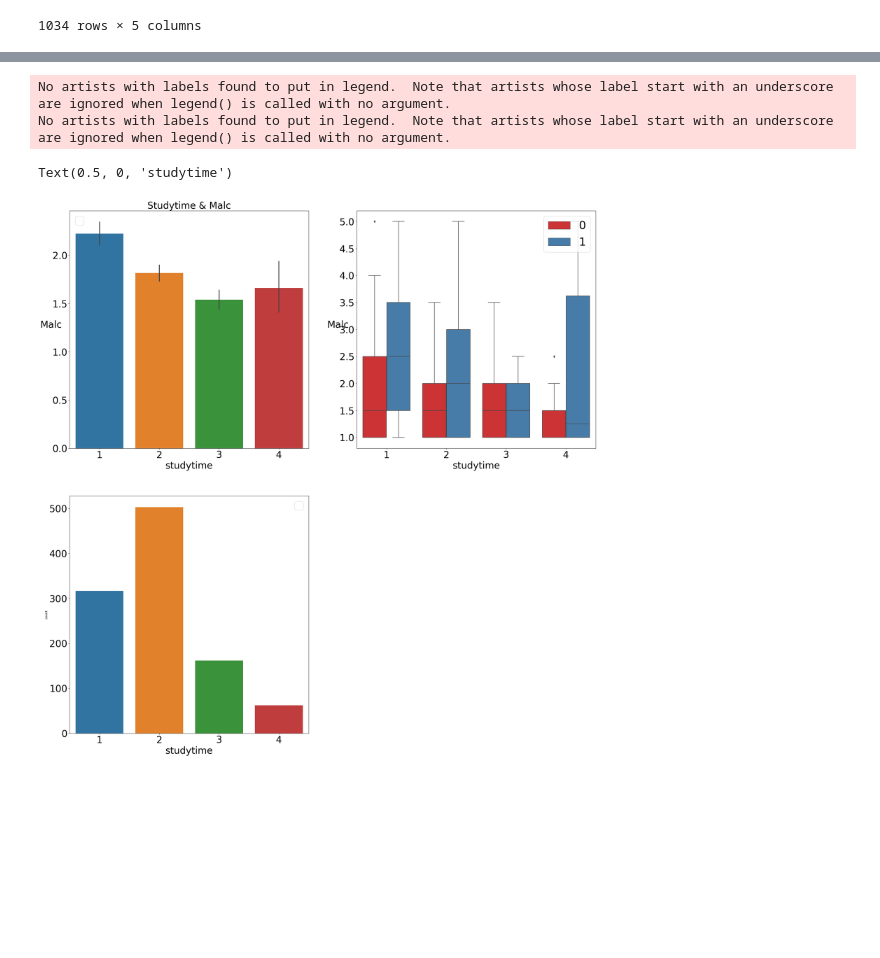
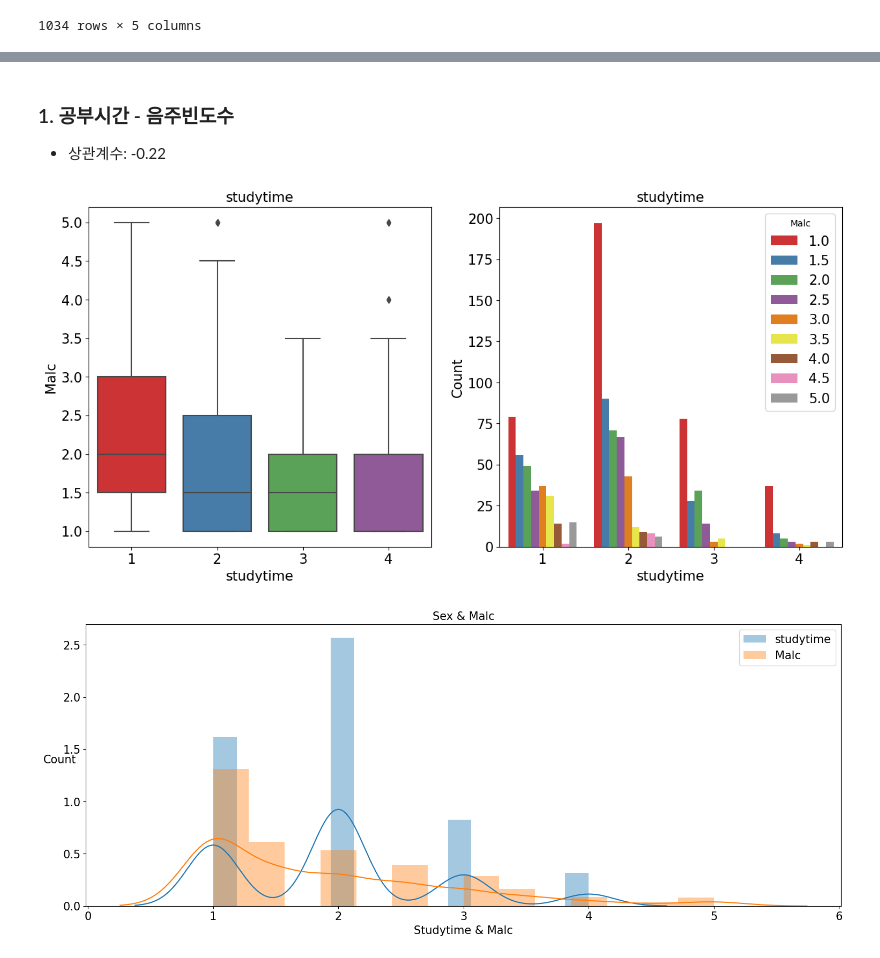
Before and after one commit to yong-again/hakcerton, a Jupyter notebook: code/LJH/eda.ipynb, the cells around one changed output, grey strips where cells are left out. Drawn from its saved outputs; the diff is of its cells as text; code cells hidden in the pictures; blank space fills up the shorter version.

```diff
--- a/code/LJH/eda.ipynb
+++ b/code/LJH/eda.ipynb
@@ -549,36 +643,49 @@ df_new.head(-10)
+# %% [markdown]
+### 1. 공부시간 - 음주빈도수
+- 상관계수: -0.22
 # %%
-# 수학 수강하는 학생들의 공부시간과 모든날 알콜섭취 빈도
-# studytime -> x축  // Malc -> y축
+
+plt.figure(figsize = (15,15))
+
+# plt.subplot(221)
+# sns.barplot(x='studytime', y='Malc', data=df_new, palette='Set1')
+# plt.title('Studytime & Malc', size=15)
+# plt.xticks(fontsize=15)
+# plt.yticks(fontsize=15)
+# plt.xlabel('studytime', fontsize=15)
+# plt.ylabel('Malc', fontsize=15)
+
+plt.subplot(221)
+sns.boxplot(x = 'studytime', y = 'Malc',data=df_new,
+            palette='Set1')
+plt.title('studytime', size=15)
+plt.xticks(fontsize=15)
+plt.yticks(fontsize=15)
+plt.xlabel('studytime', fontsize=15)
+plt.ylabel('Malc', fontsize=15)
+
+plt.subplot(222)
+sns.countplot(data=concat_df, x='studytime', hue='Malc', palette='Set1')
+plt.legend(loc='upper right', title='Malc', fontsize=15)
+plt.title('studytime', size=15)
+plt.xticks(fontsize=15)
+plt.yticks(fontsize=15)
+plt.xlabel('studytime', fontsize=15)
+plt.ylabel('Count',  fontsize=15)
+
+plt.figure(figsize = (40,15))
+plt.subplot(223)
+sns.distplot(df_new['studytime'], label='studytime')
+sns.distplot(df_new['Malc'], label = ['Malc'])
+plt.legend(loc='upper right', fontsize=15)
+plt.title('Sex & Malc', size=15)
+plt.xticks(fontsize=15)
+plt.yticks(fontsize=15)
+plt.xlabel('Studytime & Malc', fontsize=15)
+plt.ylabel('Count', rotation=0, fontsize=15)
 
 
-plt.figure(figsize = (30,30))
-
-plt.subplot(221)
-sns.barplot(x='studytime', y='Malc', data=df_new)
-plt.legend(loc='upper left', fontsize=35)
-plt.title('Studytime & Malc', size=30)
-plt.xticks(fontsize=30)
-plt.yticks(fontsize=30)
-plt.xlabel('studytime', fontsize=30)
-plt.ylabel('Malc', rotation=0, fontsize=30)
-
-plt.subplot(222)
-sns.boxplot(x = 'studytime', y = 'Malc',data=df_new,
-            hue='sex', palette='Set1')
-plt.legend(loc='upper right', fontsize=35)
-plt.xticks(fontsize=30)
-plt.yticks(fontsize=30)
-plt.xlabel('studytime', fontsize=30)
-plt.ylabel('Malc', rotation=0, fontsize=30)
-
-plt.subplot(223)
-sns.countplot(x = 'studytime',data=df_new)
-plt.legend(loc='upper right', fontsize=35)
-plt.xticks(fontsize=30)
-plt.yticks(fontsize=30)
-plt.xlabel('studytime', fontsize=30)
+plt.show()
 # %% [output]
-No artists with labels found to put in legend.  Note that artists whose label start with an underscore are ignored when legend() is called with no argument.
-No artists with labels found to put in legend.  Note that artists whose label start with an underscore are ignored when legend() is called with no argument.
-Text(0.5, 0, 'studytime')
-[figure, old version]
+[figure, new version]
+[figure, added]
```
Also changed, not shown: parts of 34 cells of this notebook, 6 other files.
